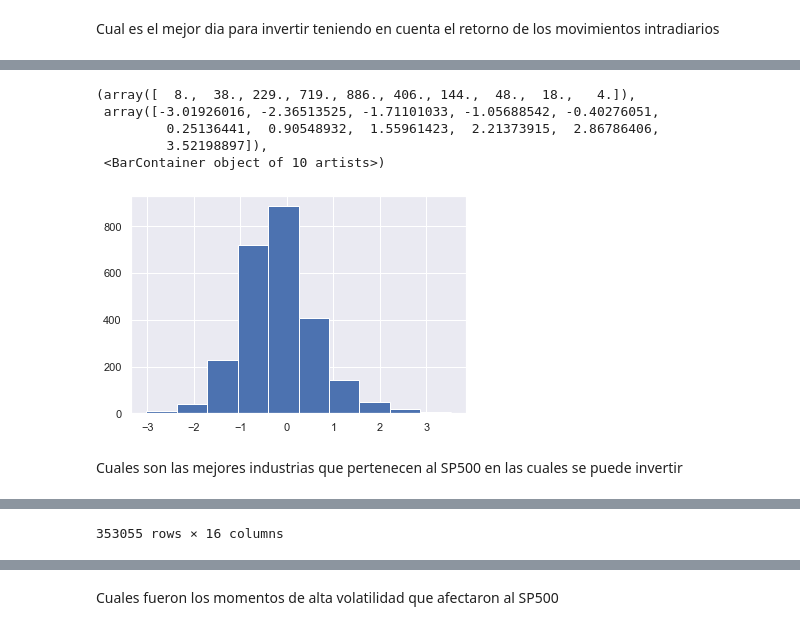
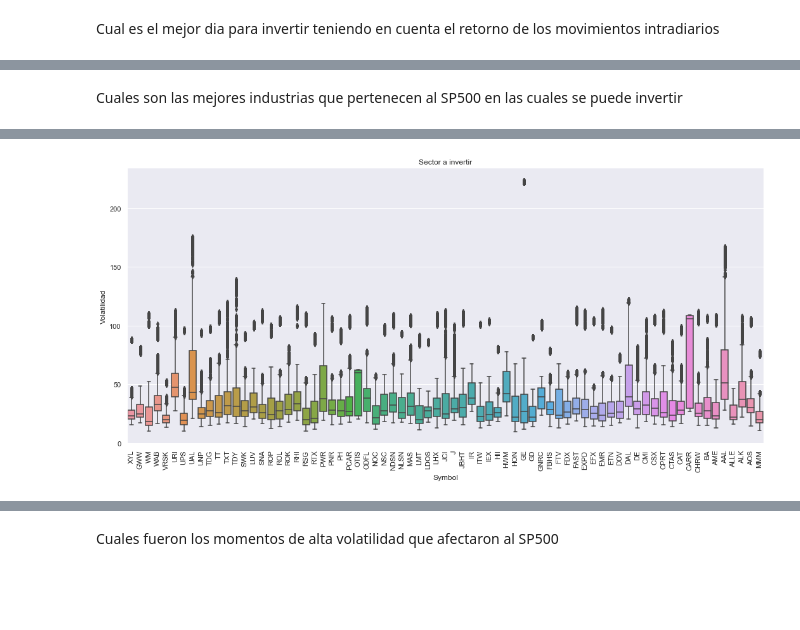
Before and after one commit to samleo88/DS-PI-ProyectoIndividual, a Jupyter notebook: PI_02/Taller.ipynb, the cells around one changed output, grey strips where cells are left out. Saved outputs shown, nothing was run; the diff lists cells and outputs as text; code cells hidden in the pictures; blank space fills up the shorter version.

```diff
--- a/PI_02/Taller.ipynb
+++ b/PI_02/Taller.ipynb
@@ -209,15 +229,4 @@ plt.show()
 [figure]
-# %%
-import matplotlib.pyplot as plt
-
-plt.hist(df_Retorno_Intra['Retorno_Intra'])
-# %% [output]
-(array([  8.,  38., 229., 719., 886., 406., 144.,  48.,  18.,   4.]),
- array([-3.01926016, -2.36513525, -1.71101033, -1.05688542, -0.40276051,
-         0.25136441,  0.90548932,  1.55961423,  2.21373915,  2.86786406,
-         3.52198897]),
- <BarContainer object of 10 artists>)
-[figure, removed]
 # %% [markdown]
 Cuales son las mejores industrias que pertenecen al SP500 en las cuales se puede invertir
 # %%
@@ -225,5 +234,10 @@ df_Empresa= pd.merge(EmpresasData, List, on=['Symbol'], how='inner')
 df_Empresa.drop(['Security','SEC filings','GICS Sub-Industry','Headquarters Location','Founded','CIK', 'Date first added'], axis = 1, inplace = True)
 df_mask=df_Empresa['GICS Sector']=='Industrials'
 filtered_df = df_Empresa[df_mask]
-filtered_df
+plt.figure(figsize=(18, 8))
+sns.boxplot(data=filtered_df,x='Symbol',y='Volatilidad')
+
+plt.xticks(rotation=90)
+plt.title('Sector a invertir')
+plt.show()
 # %% [output]
@@ -242 +244 @@ filtered_df
-353055 rows × 16 columns
+[figure, added]
```
Also changed, not shown: parts of 22 cells of this notebook.
